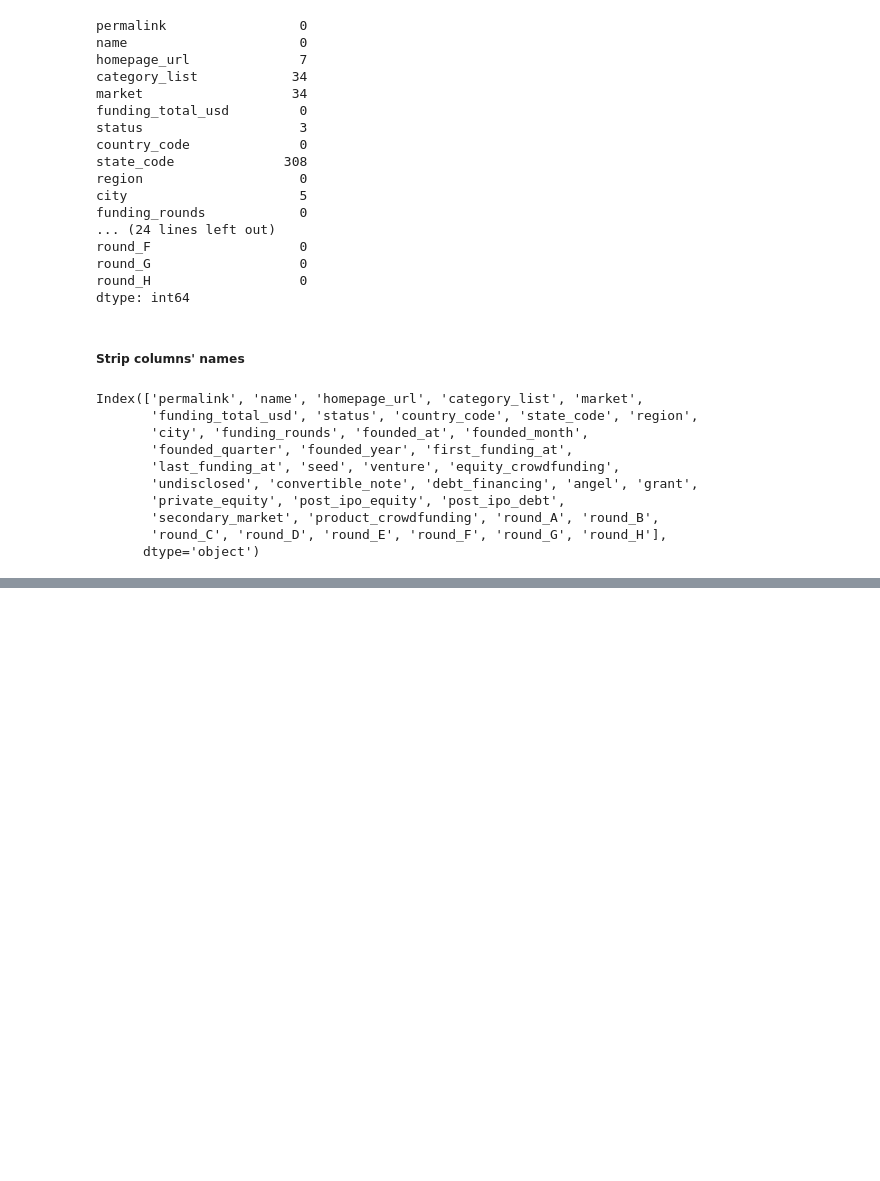
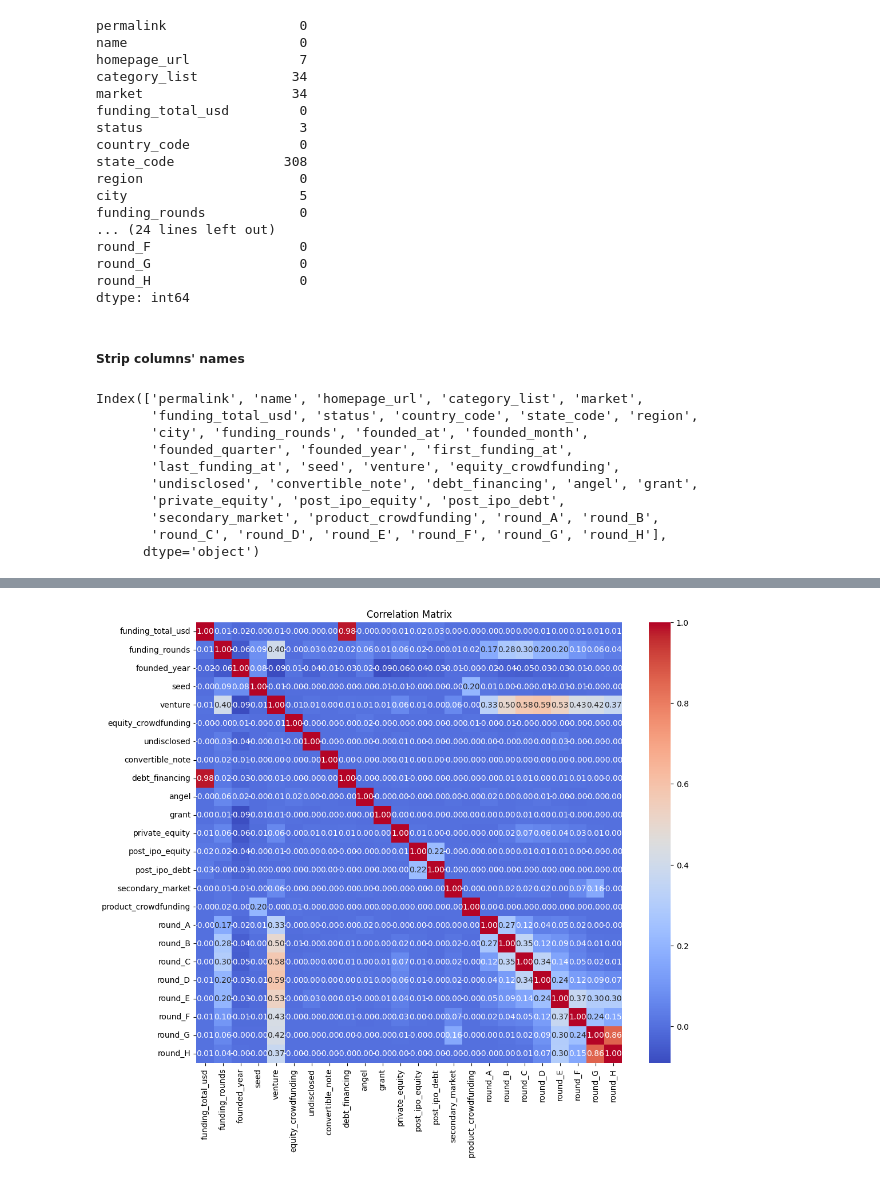
Before and after one commit to lorenzopanero/forecast-italian-firms-success, a Jupyter notebook: notebooks/exploration_investment.ipynb, the cells around one changed output, grey strips where cells are left out. Drawn from its saved outputs; the diff is of its cells as text; code cells hidden in the pictures; blank space fills up the shorter version.

Commit message:
adding correlation matrix

```diff
--- a/notebooks/exploration_investment.ipynb
+++ b/notebooks/exploration_investment.ipynb
@@ -151,0 +268,14 @@ Index(['permalink', 'name', 'homepage_url', 'category_list', 'market',
+# %%
+# Select only numeric columns for correlation matrix
+numeric_data = raw_data.select_dtypes(include=[np.number])
+
+# Calcola la matrice di correlazione
+correlation_matrix = numeric_data.corr()
+
+# Visualizza la matrice di correlazione con una heatmap
+plt.figure(figsize=(12, 10))
+sns.heatmap(correlation_matrix, annot=True, fmt=".2f", cmap="coolwarm", cbar=True)
+plt.title("Correlation Matrix")
+plt.show()
+# %% [output]
+[figure, added]
```
Also changed, not shown: parts of 20 cells of this notebook, 1 other file.
